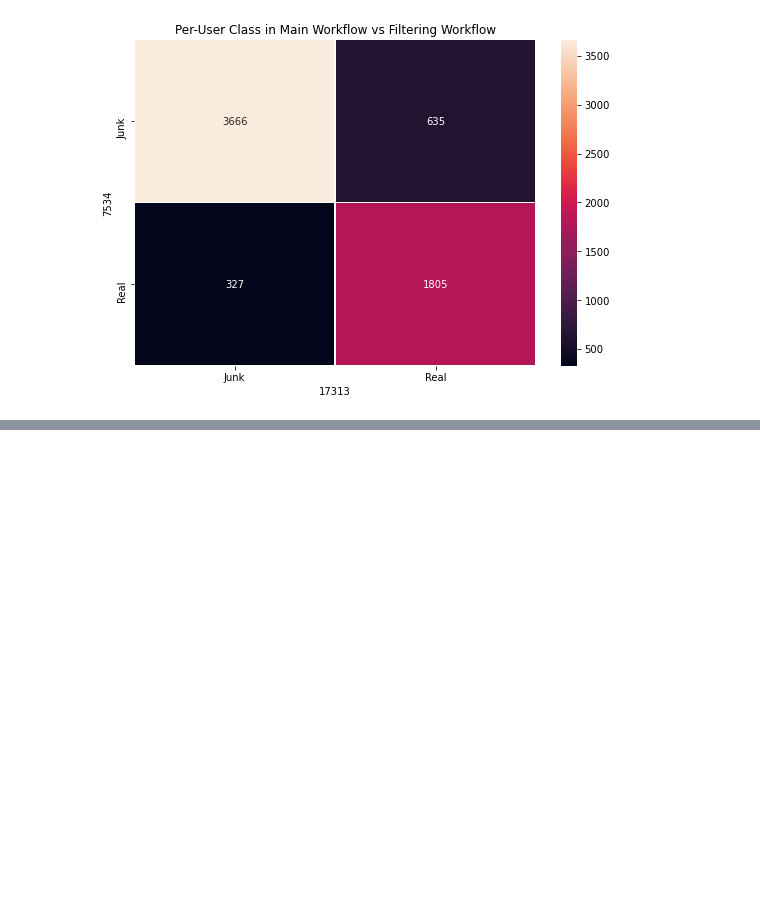
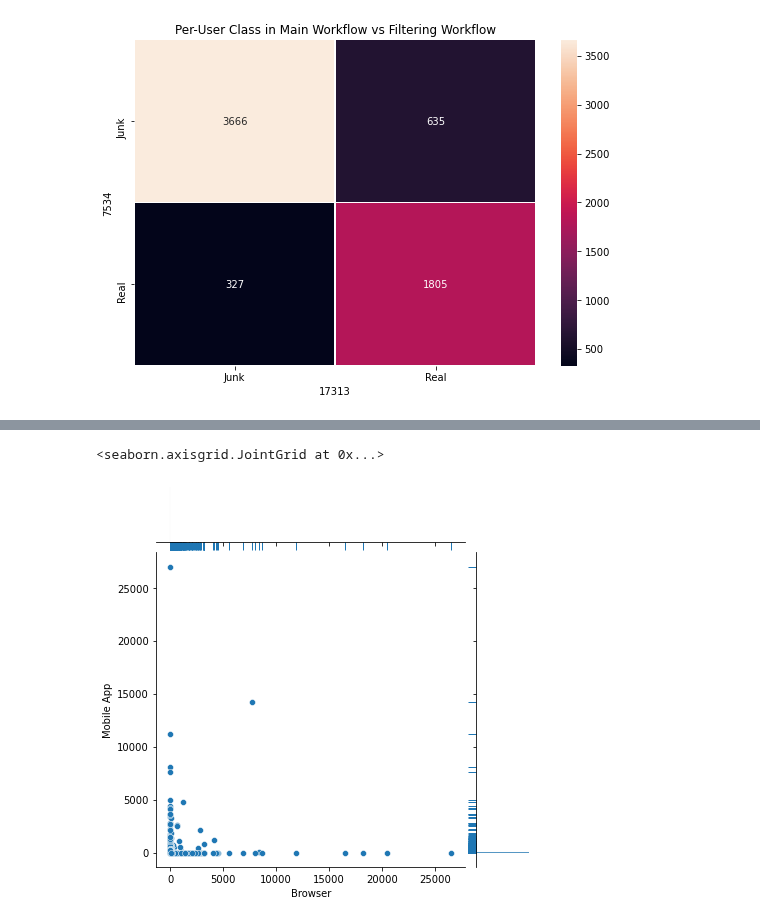
Before and after one commit to adammcmaster/superwasp-tools, a Jupyter notebook: junk_vs_real_users.ipynb, the cells around one changed output, grey strips where cells are left out. Drawn from its saved outputs; the diff is of its cells as text; code cells hidden in the pictures; blank space fills up the shorter version.

```diff
--- a/junk_vs_real_users.ipynb
+++ b/junk_vs_real_users.ipynb
@@ -97,0 +114,15 @@ seaborn.heatmap(user_both_per_subject_comparison, annot=True, fmt=".0f", linewid
+# %%
+user_app_counts = filtering_classifications.df.pivot_table(
+    index='user_name',
+    columns='Platform',
+    values='subject_ids',
+    aggfunc=lambda x: len(x.unique()),
+).fillna(0)
+seaborn.jointplot(
+    data=user_app_counts,
+    x='Browser',
+    y='Mobile App',
+).plot_marginals(seaborn.rugplot, height=-.15, clip_on=False)
+# %% [output]
+<seaborn.axisgrid.JointGrid at 0x...>
+[figure, added]
```
Also changed, not shown: parts of 2 cells of this notebook.
